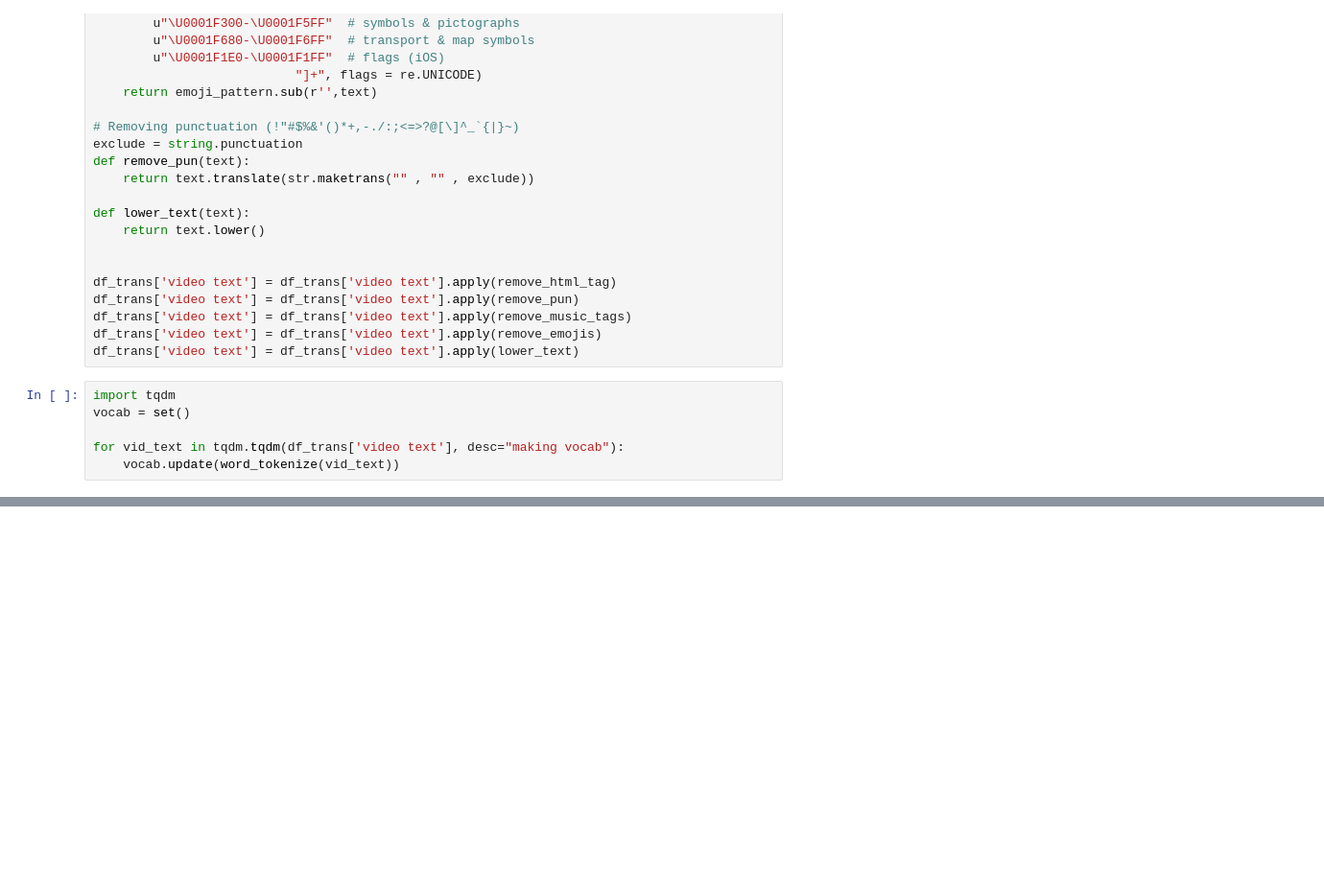
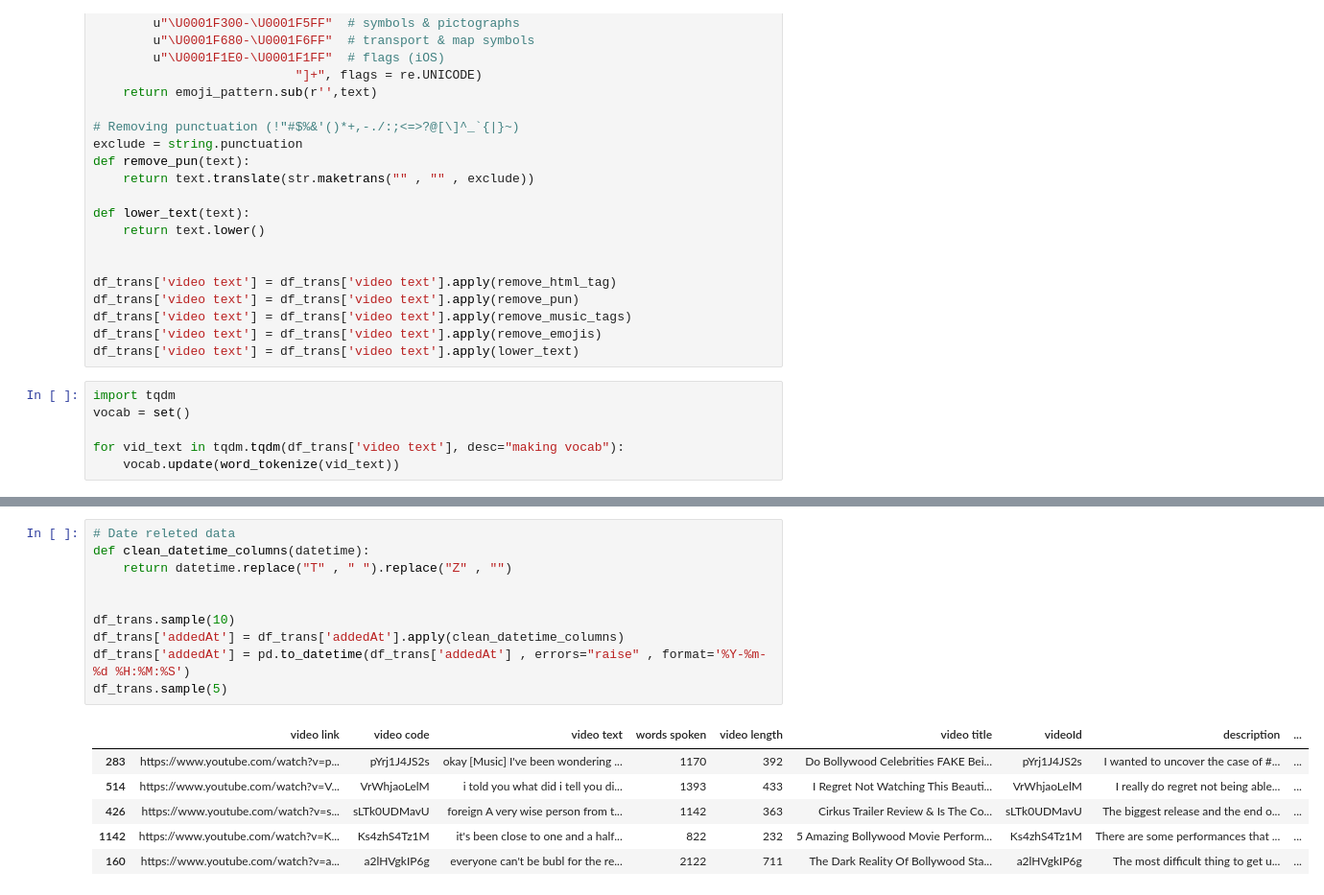
Before and after one commit to Shantnu-singh/Youtuber-Words-Analyser, a Jupyter notebook: merge.ipynb, the cells around one changed output, grey strips where cells are left out. Shown: that part at 96% size. Saved outputs shown, nothing was run; the diff lists cells and outputs as text; blank space fills up the shorter version.

```diff
--- a/merge.ipynb
+++ b/merge.ipynb
@@ -172,0 +152,17 @@ plt.imshow(word_cloud)
+# %%
+# Date releted data
+def clean_datetime_columns(datetime):
+    return datetime.replace("T" , " ").replace("Z" , "")
+
+
+df_trans.sample(10)
+df_trans['addedAt'] = df_trans['addedAt'].apply(clean_datetime_columns)
+df_trans['addedAt'] = pd.to_datetime(df_trans['addedAt'] , errors="raise" , format='%Y-%m-%d %H:%M:%S')
+df_trans.sample(5)
+# %% [output]
+|  | video link | video code | video text | words spoken | video length | video title | videoId | description | ... |
+| 283 | https://www.youtube.com/watch?v=p... | pYrj1J4JS2s | okay [Music] I've been wondering ... | 1170 | 392 | Do Bollywood Celebrities FAKE Bei... | pYrj1J4JS2s | I wanted to uncover the case of #... | ... |
+| 514 | https://www.youtube.com/watch?v=V... | VrWhjaoLelM | i told you what did i tell you di... | 1393 | 433 | I Regret Not Watching This Beauti... | VrWhjaoLelM | I really do regret not being able... | ... |
+| 426 | https://www.youtube.com/watch?v=s... | sLTk0UDMavU | foreign A very wise person from t... | 1142 | 363 | Cirkus Trailer Review & Is The Co... | sLTk0UDMavU | The biggest release and the end o... | ... |
+| 1142 | https://www.youtube.com/watch?v=K... | Ks4zhS4Tz1M | it's been close to one and a half... | 822 | 232 | 5 Amazing Bollywood Movie Perform... | Ks4zhS4Tz1M | There are some performances that ... | ... |
+| 160 | https://www.youtube.com/watch?v=a... | a2lHVgkIP6g | everyone can't be bubl for the re... | 2122 | 711 | The Dark Reality Of Bollywood Sta... | a2lHVgkIP6g | The most difficult thing to get u... | ... |
```
Also changed, not shown: parts of 14 cells of this notebook.
